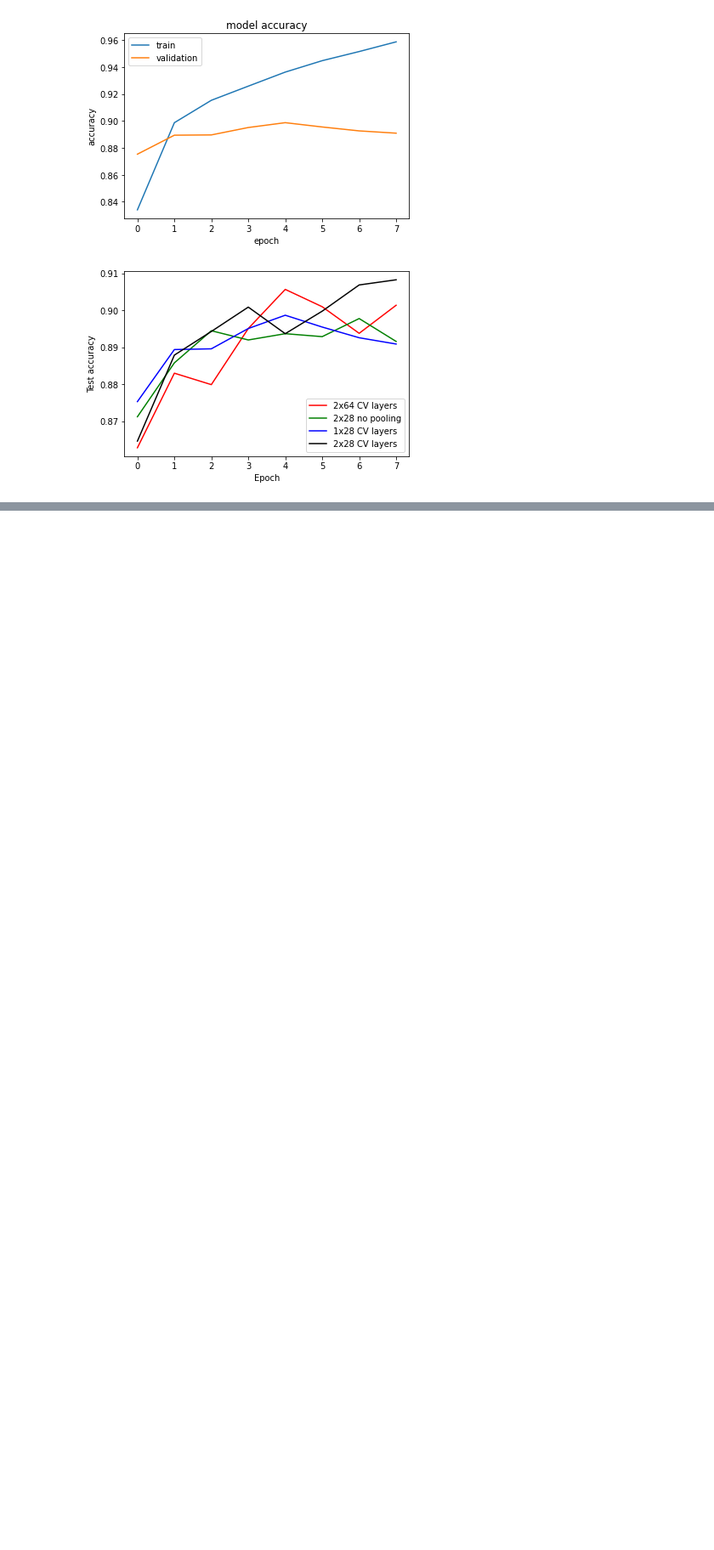
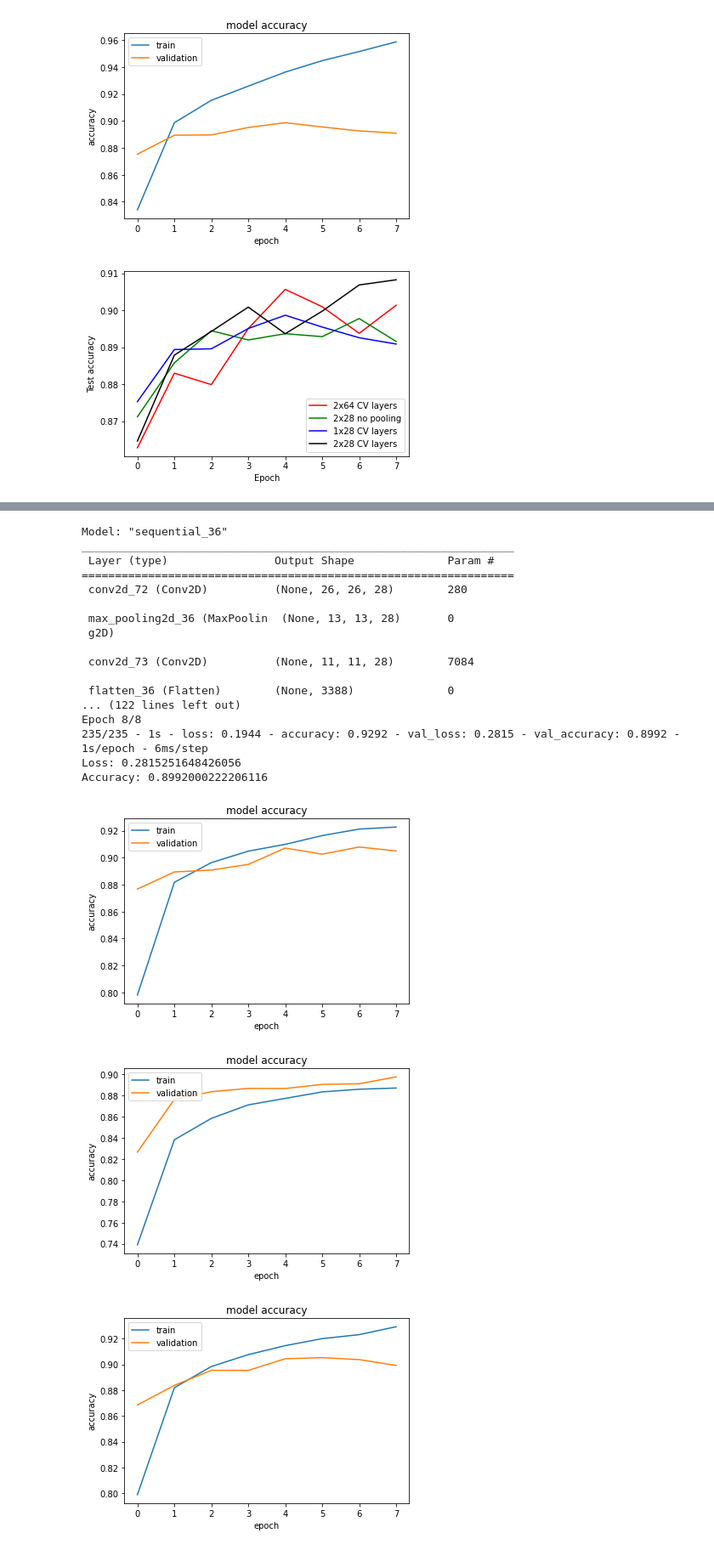
Before and after one commit to rileykc98/478Project, a Jupyter notebook: 478Project.ipynb, the cells around one changed output, grey strips where cells are left out. Shown at 85% size. Drawn from its saved outputs; the diff is of its cells as text; code cells hidden in the pictures; blank space fills up the shorter version.

Commit message:
Add dropout test

```diff
--- a/478Project.ipynb
+++ b/478Project.ipynb
@@ -424,0 +427,64 @@ plt.show()
+# %%
+# hyper parameters
+epochs = 8
+batch_size = 256
+learning_rate = 0.01
+test_history_do = [0,0,0]
+do_values = [0.2,0.5,0.1]
+
+for i in range(3):
+  do = do_values[i]
+  # define model
+  model = Sequential()
+  model.add(Conv2D(28, kernel_size=(3,3), activation='relu', input_shape = input_shape))
+  model.add(MaxPooling2D((2,2)))
+  model.add(Conv2D(28, kernel_size=(3,3), activation='relu', input_shape = input_shape))
+  model.add(Flatten())
+  model.add(Dense(128, activation = 'relu'))
+  model.add(Dropout(do))
+  model.add(Dense(128, activation = 'sigmoid'))
+  model.add(Dropout(do))
+  model.add(Dense(num_classes, activation = 'softmax'))
+  optimizer = tf.optimizers.Adam(learning_rate=learning_rate)
+  model.compile(loss='categorical_crossentropy', optimizer=optimizer, metrics='accuracy')
+  model.build((None,28,28,1))
+  model.summary()
+
+  test_history_do[i] = model.fit(x_train, y_train, batch_size = batch_size,
+            epochs = epochs,
+            verbose=2,
+            validation_data=(x_test,y_test))
+  score = model.evaluate(x_test, y_test, verbose=0)
+  print("Loss: {}".format(score[0]))
+  print("Accuracy: {}".format(score[1]))
+
+#  "Accuracy"
+for h in test_history_do:
+  plt.plot(h.history['accuracy'])
+  plt.plot(h.history['val_accuracy'])
+  plt.title('model accuracy')
+  plt.ylabel('accuracy')
+  plt.xlabel('epoch')
+  plt.legend(['train', 'validation'], loc='upper left')
+  plt.show()
+# %% [output]
+Model: "sequential_36"
+_________________________________________________________________
+ Layer (type)                Output Shape              Param #
+=================================================================
+ conv2d_72 (Conv2D)          (None, 26, 26, 28)        280
+
+ max_pooling2d_36 (MaxPoolin  (None, 13, 13, 28)       0
+ g2D)
+
+ conv2d_73 (Conv2D)          (None, 11, 11, 28)        7084
+
+ flatten_36 (Flatten)        (None, 3388)              0
+... (122 lines left out)
+Epoch 8/8
+235/235 - 1s - loss: 0.1944 - accuracy: 0.9292 - val_loss: 0.2815 - val_accuracy: 0.8992 - 1s/epoch - 6ms/step
+Loss: 0.2815251648426056
+Accuracy: 0.8992000222206116
+[figure, added]
+[figure, added]
+[figure, added]
```
Also changed, not shown: parts of 7 cells of this notebook.
